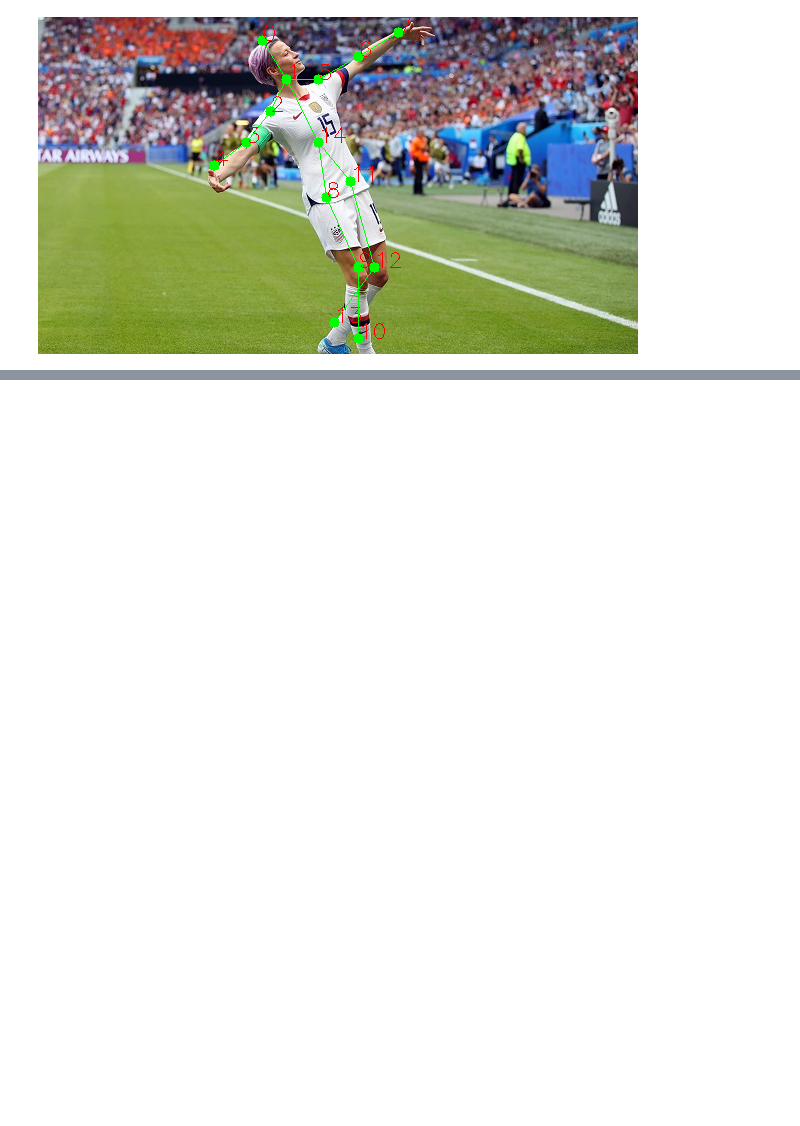
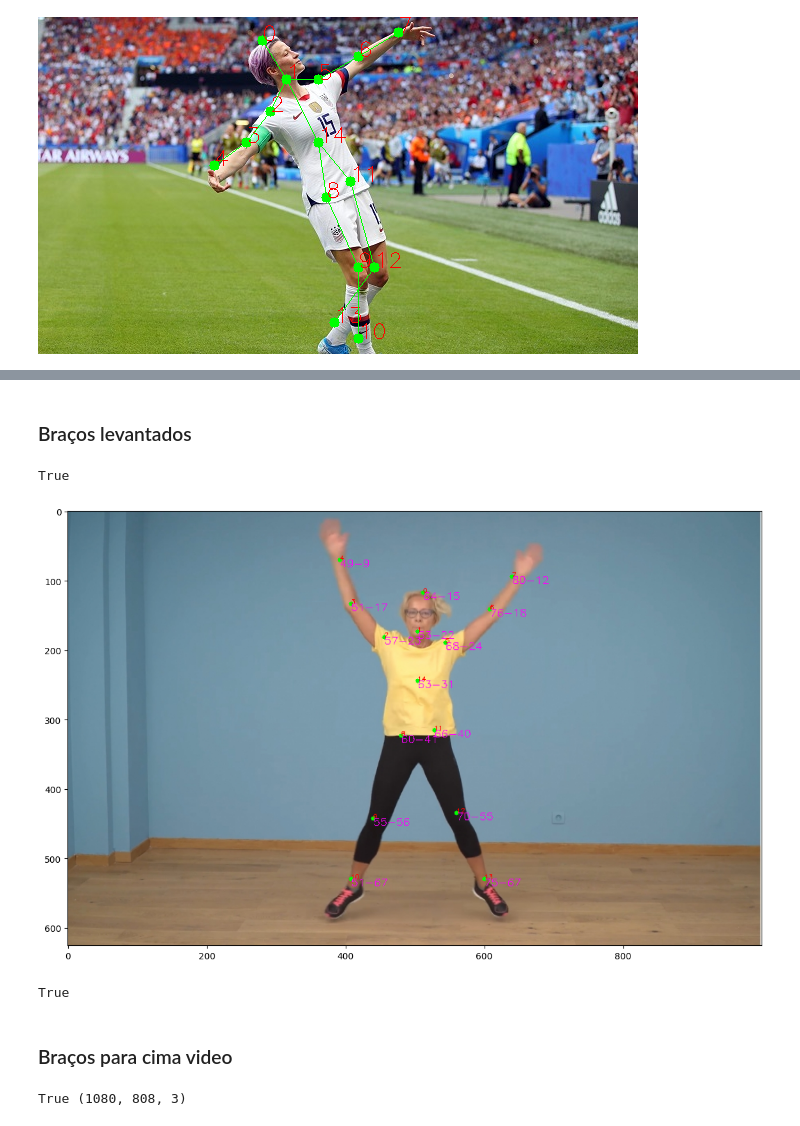
Before and after one commit to KauaHenSilva/python_gesture_recognition, a Jupyter notebook: body_points_detection.ipynb, the cells around one changed output, grey strips where cells are left out. Saved outputs shown, nothing was run; the diff lists cells and outputs as text; code cells hidden in the pictures; blank space fills up the shorter version.

Commit message:
feat: add functions video

```diff
--- a/body_points_detection.ipynb
+++ b/body_points_detection.ipynb
@@ -153,0 +181,2 @@ cv2_imshow(img)
+# %% [markdown]
+### Braços levantados
@@ -153,0 +200,32 @@ cv2_imshow(img)
+# %%
+verifica_bracos_acima(pontos)
+# %% [output]
+True
+# %%
+imagem2 = cv2.imread('/content/drive/MyDrive/Visão Computacional Guia Completo/Images/jump.jpg')
+imagem_blob2 = cv2.dnn.blobFromImage(image = imagem2, scalefactor = 1.0 / 255, size = (imagem2.shape[1], imagem2.shape[0]))
+network.setInput(imagem_blob2)
+output2 = network.forward()
+posicao_largura = output2.shape[3]
+posicao_altura = output2.shape[2]
+numero_pontos = 15
+pontos = []
+threshold = 0.1
+for i in range(numero_pontos):
+  mapa_confianca = output2[0, i, :, :]
+  _, confianca, _, ponto = cv2.minMaxLoc(mapa_confianca)
+  x = int((imagem2.shape[1] * ponto[0]) / posicao_largura)
+  y = int((imagem2.shape[0] * ponto[1]) / posicao_altura)
+
+  if confianca > threshold:
+    cv2.circle(imagem2, (x, y), 3, (0,255,0), thickness = -1)
+    cv2.putText(imagem2, "{}".format(i), (x, y), cv2.FONT_HERSHEY_SIMPLEX, .3, (0, 0, 255))
+    cv2.putText(imagem2, '{}-{}'.format(ponto[0], ponto[1]), (x, y + 10), cv2.FONT_HERSHEY_SIMPLEX, 0.5, (255,0,255))
+    pontos.append((x, y))
+  else:
+    pontos.append(None)
+
+plt.figure(figsize = [14,10])
+plt.imshow(cv2.cvtColor(imagem2, cv2.COLOR_BGR2RGB));
+# %% [output]
+[figure, added]
@@ -153,0 +251,13 @@ cv2_imshow(img)
+# %%
+verifica_pernas_afastadas(pontos)
+# %% [output]
+True
+# %% [markdown]
+### Braços para cima video
+# %%
+video = '/content/drive/MyDrive/Visão Computacional Guia Completo/Videos/gesture1.mp4'
+captura = cv2.VideoCapture(video)
+conectado, frame = captura.read()
+print(conectado, frame.shape)
+# %% [output]
+True (1080, 808, 3)
```
Also changed, not shown: parts of 5 cells of this notebook.
